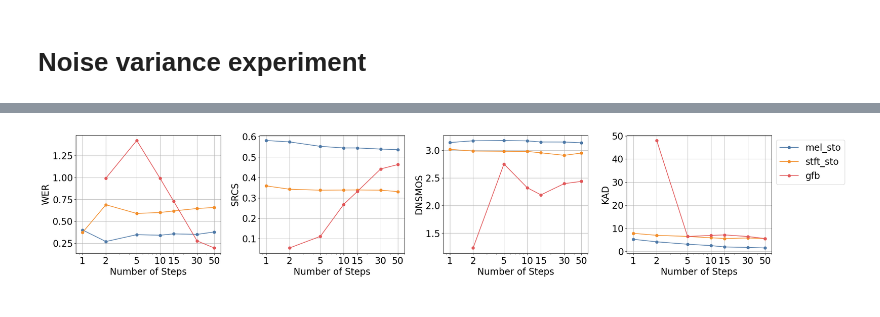
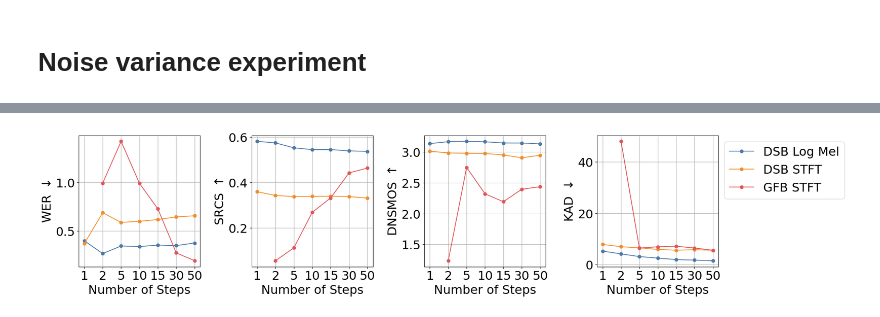
Before and after one commit to kommodeskab/Latent-DSB, a Jupyter notebook: analysis.ipynb, the cells around one changed output, grey strips where cells are left out. Saved outputs shown, nothing was run; the diff lists cells and outputs as text; code cells hidden in the pictures.

```diff
--- a/analysis.ipynb
+++ b/analysis.ipynb
@@ -31,3 +31,19 @@ def load_all_batches(path : str, max_num_batches : int=None) -> dict[str, torch.
         "x0_recon": x0_recon,
         "trajectory": trajectory
     }
+
+
+model_to_name = {
+    'mel_sto': 'DSB Log Mel',
+    'stft_sto': 'DSB STFT',
+    'stft_det': 'DSB STFT',
+    'gfb': 'GFB STFT',
+    'baseline': 'Baseline',
+}
+
+model_to_color = {
+    'mel_sto': '#4E79A7',
+    'stft_sto': '#F28E2B',
+    'stft_det': '#F28E2B',
+    'gfb': '#E15759',
+}
@@ -105,50 +51,58 @@ axs.legend(loc='upper left', bbox_to_anchor=(1, 1))
 import matplotlib.pyplot as plt
 import torch
 
 data = dict()
 what_test = "clip"
 
-num_steps = [50, 30, 15, 10, 5, 2, 1]
-for model in ['mel_sto', 'stft_sto', 'gfb']:
+num_steps = [1, 2, 5, 10, 15, 30, 50]  # reversed order for plotting
+for model in ['mel_sto', 'stft_sto', 'gfb', 'baseline']:
     data[model] = dict()
     for metric in ['wer', 'srcs', 'dnsmos', 'kad']:
-        metric_list = []
+        metric_dict = dict()
         for num_step in num_steps:
             if num_step == 1 and model == 'gfb':
                 continue
-            path = f"test_results/test_{what_test}/{model}_{num_step}"
+
+            if model == 'baseline':
+                path = f"test_results/test_{what_test}/baseline"
+            else:
+                path = f"test_results/test_{what_test}/{model}_{num_step}"
+
             metrics = torch.load(path + "/metrics.pt", weights_only=True)
             value = metrics[metric]
             value = torch.tensor(value)
             value = value.mean().item()
 
-            metric_list.append(value)
+            metric_dict[num_step] = value
 
-        data[model][metric] = metric_list
+            if model == 'baseline':
+                continue
 
-fig, axs = plt.subplots(1, 4, figsize=(25, 5))
+        data[model][metric] = metric_dict
+
+fig, axs = plt.subplots(1, 4, figsize=(22, 5))
 axs : list[plt.Axes]
-plt.rcParams.update({'font.size': 20})
-colors = ['#4E79A7', '#F28E2B', '#E15759']
+plt.rcParams.update({'font.size': 23})
 
 for i, (model, metrics) in enumerate(data.items()):
-    color = colors[i]
+    if model == 'baseline':
+        continue
 
-    xvalues = num_steps if model != 'gfb' else num_steps[:-1]  # GFB does not have num_step=1
-    axs[0].plot(xvalues, metrics['wer'], marker='o', linestyle='-', color=color, label=model)
-    axs[1].plot(xvalues, metrics['srcs'], marker='o', linestyle='-', color=color)
-    axs[2].plot(xvalues, metrics['dnsmos'], marker='o', linestyle='-', color=color)
-    axs[3].plot(xvalues, metrics['kad'], marker='o', linestyle='-', color=color, label=model)
+    xvalues = range(len(num_steps)) if model != 'gfb' else range(1, len(num_steps))  # GFB does not have num_step=1
+    axs[0].plot(xvalues, metrics['wer'].values(), marker='o', linestyle='-', color=model_to_color[model])
+    axs[1].plot(xvalues, metrics['srcs'].values(), marker='o', linestyle='-', color=model_to_color[model])
+    axs[2].plot(xvalues, metrics['dnsmos'].values(), marker='o', linestyle='-', color=model_to_color[model])
+    axs[3].plot(xvalues, metrics['kad'].values(), marker='o', linestyle='-', color=model_to_color[model], label=model_to_name[model])
 for i in range(4):
     axs[i].set_xlabel("Number of Steps")
-    axs[i].set_ylabel(["WER", "SRCS", "DNSMOS", "KAD"][i])
-    axs[i].set_xticks(num_steps)
+    axs[i].set_ylabel([r"WER $\downarrow$", r"SRCS $\uparrow$", r"DNSMOS $\uparrow$", r"KAD $\downarrow$"][i])
     axs[i].grid(True)
-    axs[i].set_xscale('log')
-    axs[i].set_xticks(num_steps)
+    axs[i].set_xticks(range(len(num_steps)))
     axs[i].set_xticklabels(num_steps)
     if i == 3:
         axs[i].legend(loc='upper left', bbox_to_anchor=(1, 1))
 plt.tight_layout()
+plt.savefig(f"test_results/test_{what_test}/metrics.png", bbox_inches='tight', dpi=300)
+plt.show()
 # %% [output]
-[figure, old version]
+[figure, new version]
```
Also changed, not shown: parts of 5 cells of this notebook, 9 other files.
